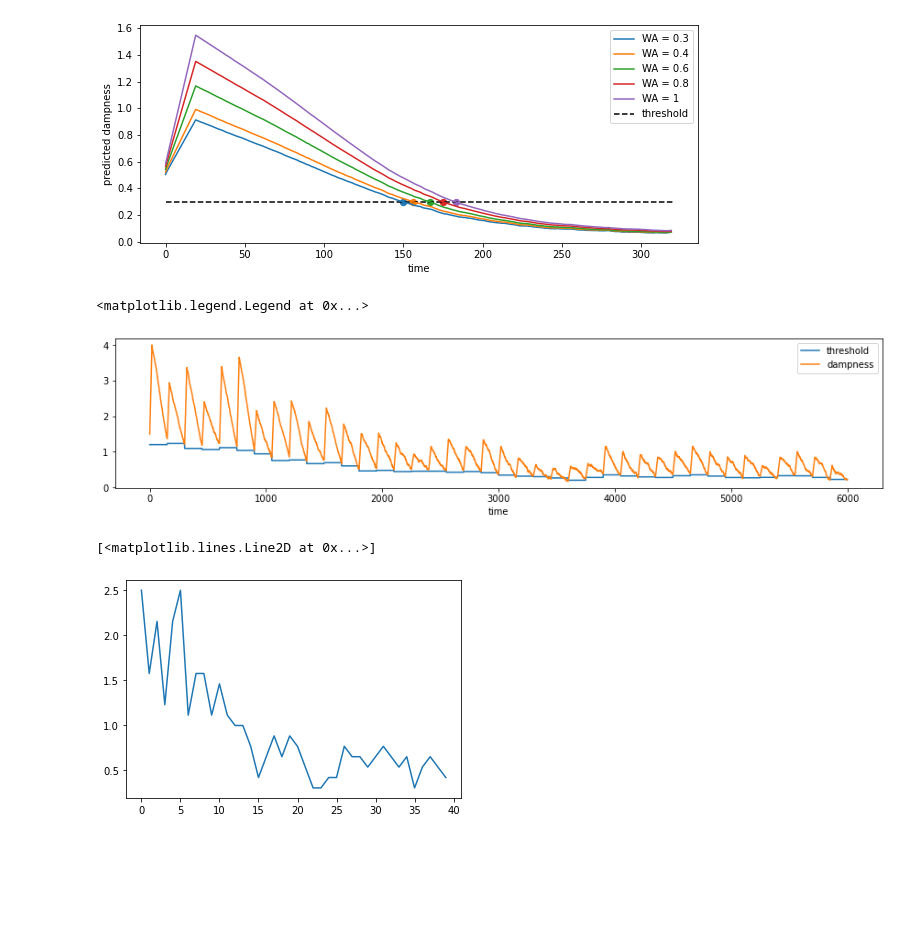
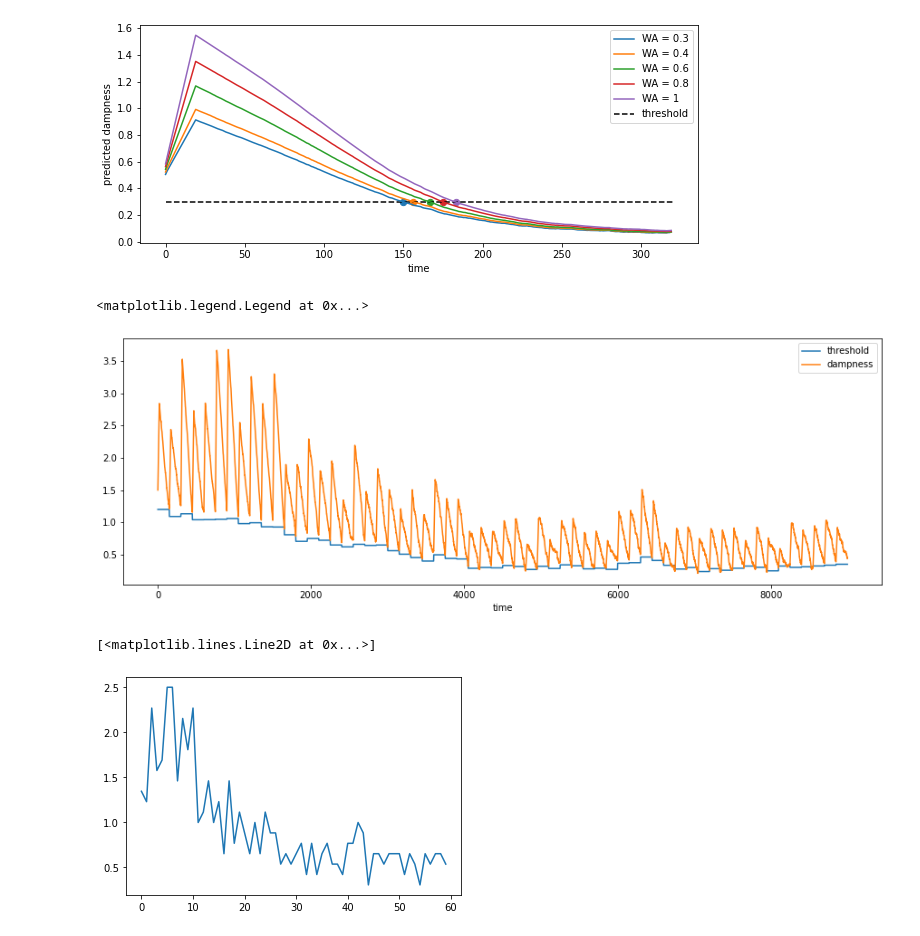
Before and after one commit to naiades-jsi/Carouge, a Jupyter notebook: notebooks/Flowerbed simulation.ipynb, the cells around one changed output. Cells and saved outputs as stored; diff of their text form; code cells hidden in the pictures; blank space fills up the shorter version.

```diff
--- a/notebooks/Flowerbed simulation.ipynb
+++ b/notebooks/Flowerbed simulation.ipynb
@@ -164,47 +164,52 @@ Period = 150           #period of plant watering
 current_dampness = 1.5 #starting dampness
 true_th = 0.3          #true threshold -> if we miss it we get feedback to correct the estimated threshold
 estimated_th = 1.2     #starting estimation is higher than the true threshold
-num_cycles = 40        #number of periods to simulate
+num_cycles = 60        #number of periods to simulate
 
 S = []
 thresholds = []
 WAs = []
-fig, ax = plt.subplots(figsize = (15, 3))
+fig, ax = plt.subplots(figsize = (15, 5))
+
+errors = []           #track forecast errors
+
 for i in range(num_cycles):
     T = np.random.rand()+0.1
     Ts = []
     for j in np.linspace(0.3, 2.5, 20):
         #forecasts for different WA
         y_pred = model.predict(np.atleast_2d([j, current_dampness, T]))[0]
         t = len(y_pred[y_pred>=estimated_th])
         Ts.append(t)
 
     #Choose the WA, which reaches the threshold closest to the target time
     WA = np.linspace(0.3, 2.5, 20)[np.argmin(np.abs(np.array(Ts) - Period))]
     WAs.append(WA)
 
     #simulate the chosen WA
     S = np.concatenate([S, SimulateSteps(WA, current_dampness, T)[:Period]])
 
     current_dampness = S[-1]
     thresholds = np.append(thresholds, np.repeat(estimated_th, Period))
 
+    errors.append(S[-1] - estimated_th)
+
     #correct the estimated threshold based on the feedback info
     if(S[-1] > true_th):
         estimated_th = S[-1]*0.9
     else:
         estimated_th = S[-1]*1.1
 
 ax.plot(thresholds, label = 'threshold')
 ax.plot(S, label = 'dampness')
 ax.set_xlabel('time')
 plt.legend()
 # %% [output]
 <matplotlib.legend.Legend at 0x...>
-[figure, old version]
+[figure, new version]
-# %%
-#If all is right, the WA's decrease and converge to final (optimal) value
-plt.plot(WAs)
-# %% [output]
-[<matplotlib.lines.Line2D at 0x...>]
-[figure, removed]
+# %%
+#If all is right, the WA's decrease and converge to final (optimal) value
+plt.plot(WAs)
+# %% [output]
+[<matplotlib.lines.Line2D at 0x...>]
+[figure, added]
```
Also changed, not shown: parts of 1 cell of this notebook, 3 other files.
